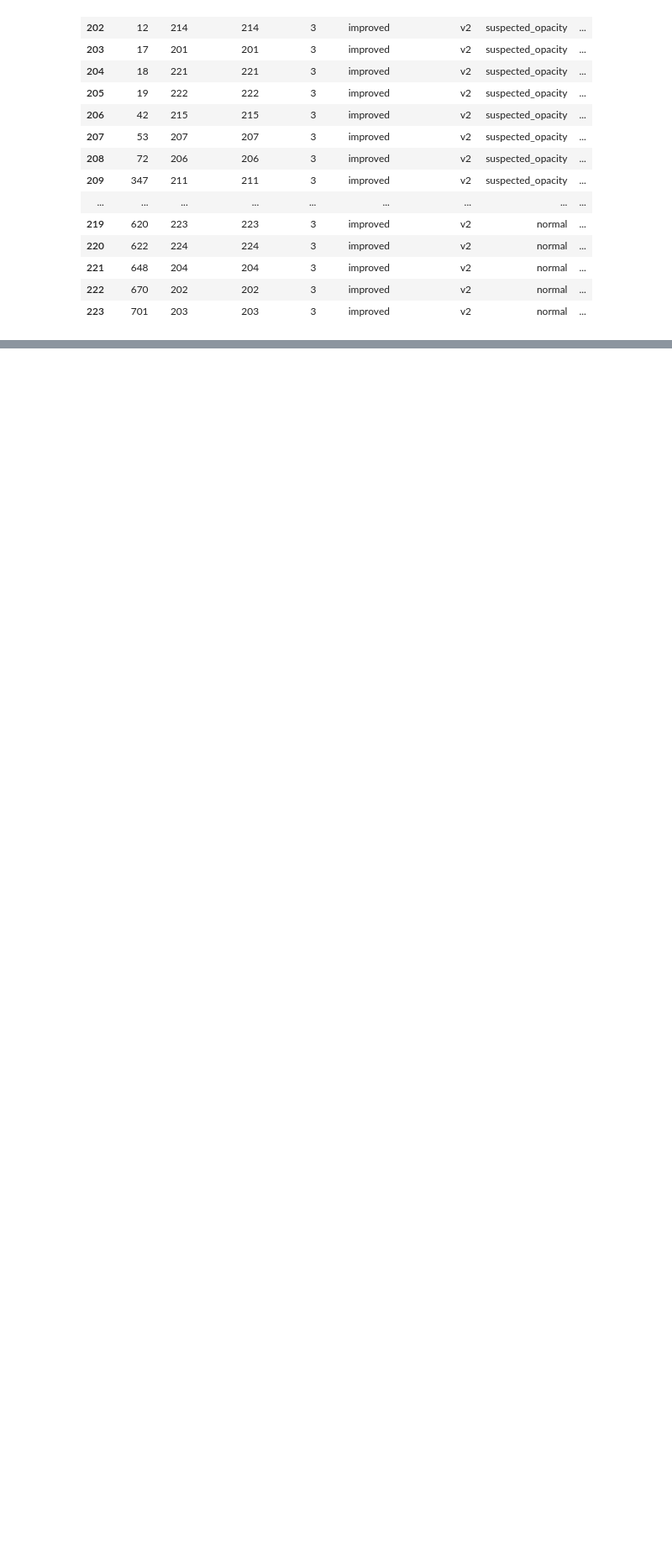
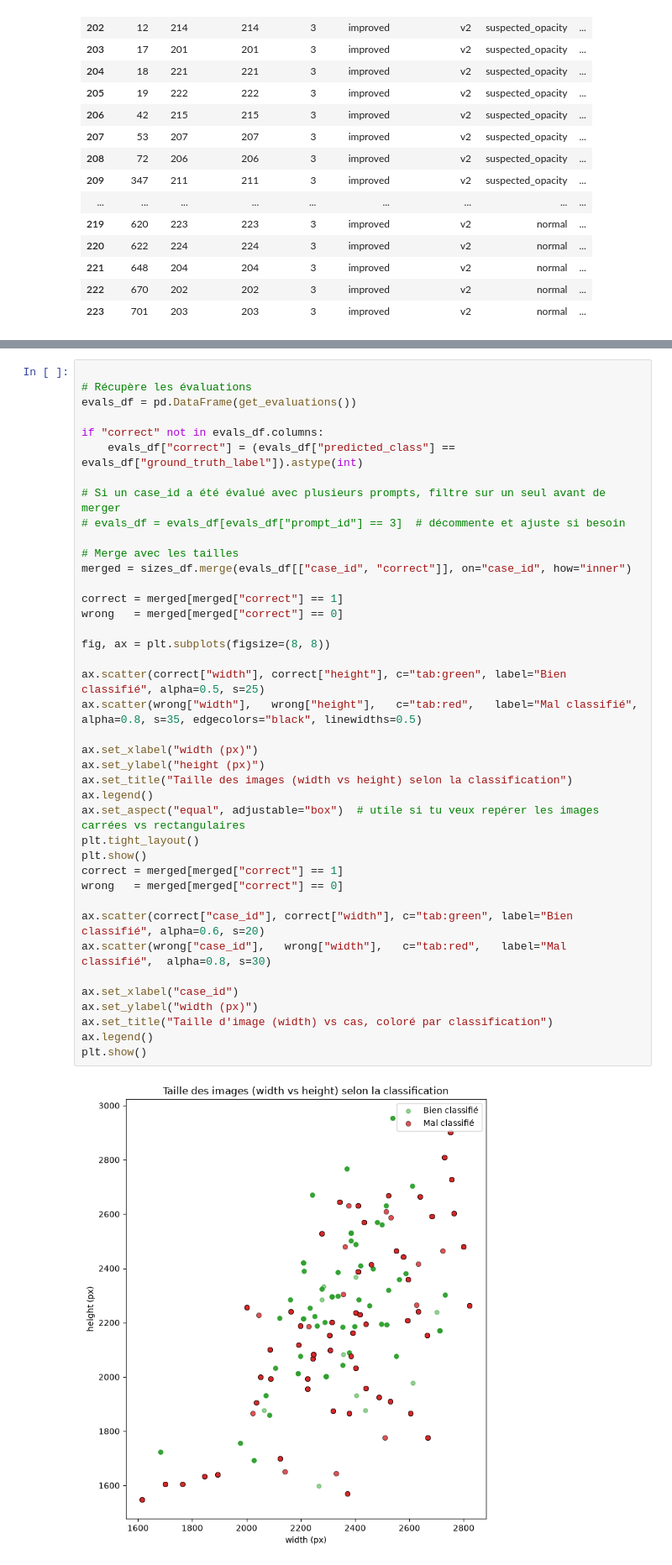
Before and after one commit to imtoatb/Assistant-Radiologique-Virtuel-Intelligent-pour-Radiographies-X, a Jupyter notebook: notebooks/02_prompt_comparison.ipynb, the cells around one changed output, grey strips where cells are left out. Shown at 84% size. Saved outputs shown, nothing was run; the diff lists cells and outputs as text; blank space fills up the shorter version.

```diff
--- a/notebooks/02_prompt_comparison.ipynb
+++ b/notebooks/02_prompt_comparison.ipynb
@@ -302,0 +486,42 @@ df_version
+# %%
+
+# Récupère les évaluations
+evals_df = pd.DataFrame(get_evaluations())
+
+if "correct" not in evals_df.columns:
+    evals_df["correct"] = (evals_df["predicted_class"] == evals_df["ground_truth_label"]).astype(int)
+
+# Si un case_id a été évalué avec plusieurs prompts, filtre sur un seul avant de merger
+# evals_df = evals_df[evals_df["prompt_id"] == 3]  # décommente et ajuste si besoin
+
+# Merge avec les tailles
+merged = sizes_df.merge(evals_df[["case_id", "correct"]], on="case_id", how="inner")
+
+correct = merged[merged["correct"] == 1]
+wrong   = merged[merged["correct"] == 0]
+
+fig, ax = plt.subplots(figsize=(8, 8))
+
+ax.scatter(correct["width"], correct["height"], c="tab:green", label="Bien classifié", alpha=0.5, s=25)
+ax.scatter(wrong["width"],   wrong["height"],   c="tab:red",   label="Mal classifié",  alpha=0.8, s=35, edgecolors="black", linewidths=0.5)
+
+ax.set_xlabel("width (px)")
+ax.set_ylabel("height (px)")
+ax.set_title("Taille des images (width vs height) selon la classification")
+ax.legend()
+ax.set_aspect("equal", adjustable="box")  # utile si tu veux repérer les images carrées vs rectangulaires
+plt.tight_layout()
+plt.show()
+correct = merged[merged["correct"] == 1]
+wrong   = merged[merged["correct"] == 0]
+
+ax.scatter(correct["case_id"], correct["width"], c="tab:green", label="Bien classifié", alpha=0.6, s=20)
+ax.scatter(wrong["case_id"],   wrong["width"],   c="tab:red",   label="Mal classifié",  alpha=0.8, s=30)
+
+ax.set_xlabel("case_id")
+ax.set_ylabel("width (px)")
+ax.set_title("Taille d'image (width) vs cas, coloré par classification")
+ax.legend()
+plt.show()
+# %% [output]
+[figure, added]
```
Also changed, not shown: parts of 14 cells of this notebook, 4 other files.
